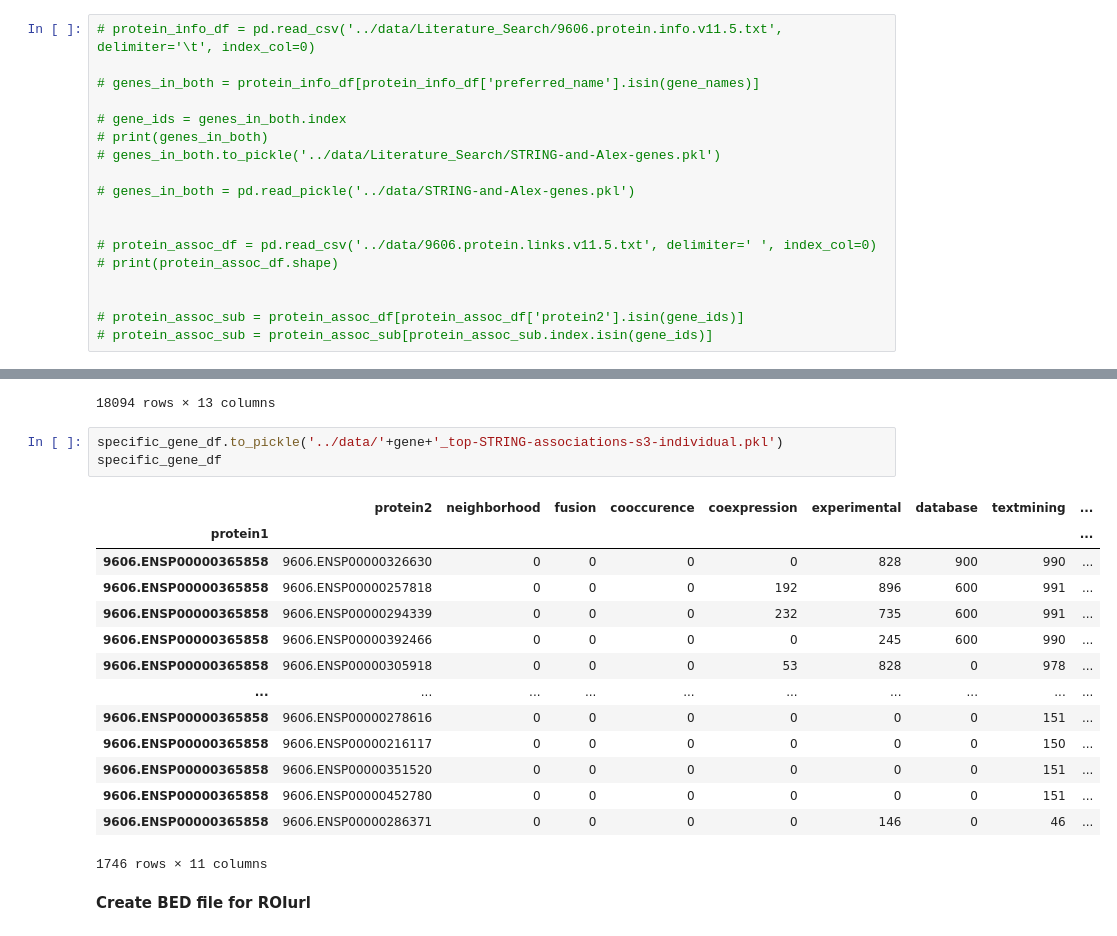
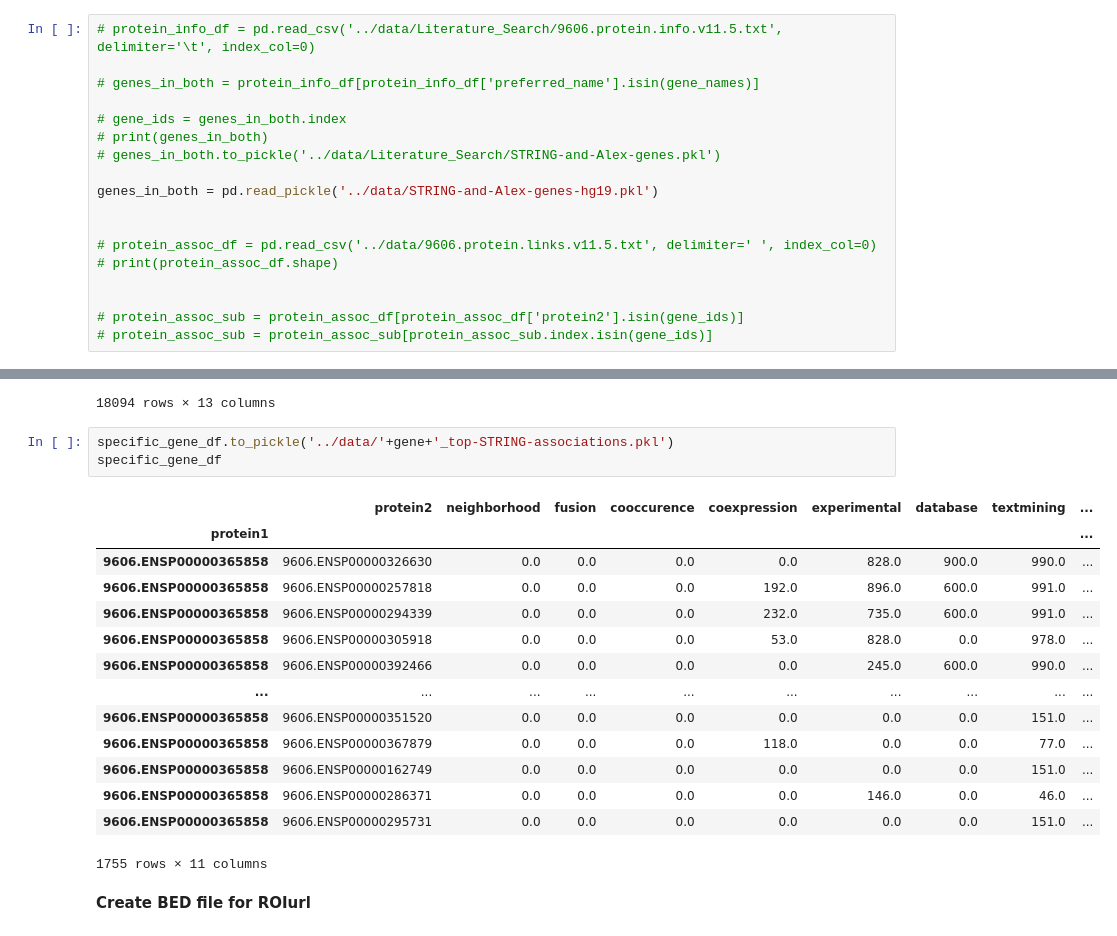
Before and after one commit to meuleman/gilbertAPI, a Jupyter notebook: externalresources/code/STRING.ipynb, the cells around one changed output, grey strips where cells are left out. Cells and saved outputs as stored; diff of their text form.

```diff
--- a/externalresources/code/STRING.ipynb
+++ b/externalresources/code/STRING.ipynb
@@ -396,7 +412,7 @@ Downloaded from STRING https://string-db.org/cgi/download?sessionId=inputgtsessi
 # print(genes_in_both)
 # genes_in_both.to_pickle('../data/Literature_Search/STRING-and-Alex-genes.pkl')
 
-# genes_in_both = pd.read_pickle('../data/STRING-and-Alex-genes.pkl')
+genes_in_both = pd.read_pickle('../data/STRING-and-Alex-genes-hg19.pkl')
 
 
 # protein_assoc_df = pd.read_csv('../data/9606.protein.links.v11.5.txt', delimiter=' ', index_col=0)
@@ -457,23 +473,23 @@ specific_gene_df = protein_assoc_sub[protein_assoc_sub['protein1_pref'] == gene]
 | OR6Q1 | chr11 | 57798401 | 57799403 | 0 | + | ENST00000302622 | 15302 | protein-coding | olfactory receptor family 6 subfa... | 57798424 | ... |
 18094 rows × 13 columns
 # %%
-specific_gene_df.to_pickle('../data/'+gene+'_top-STRING-associations-s3-individual.pkl')
+specific_gene_df.to_pickle('../data/'+gene+'_top-STRING-associations.pkl')
 specific_gene_df
 # %% [output]
 |  | protein2 | neighborhood | fusion | cooccurence | coexpression | experimental | database | textmining | ... |
 | protein1 |  |  |  |  |  |  |  |  | ... |
-| 9606.ENSP00000365858 | 9606.ENSP00000326630 | 0 | 0 | 0 | 0 | 828 | 900 | 990 | ... |
-| 9606.ENSP00000365858 | 9606.ENSP00000257818 | 0 | 0 | 0 | 192 | 896 | 600 | 991 | ... |
-| 9606.ENSP00000365858 | 9606.ENSP00000294339 | 0 | 0 | 0 | 232 | 735 | 600 | 991 | ... |
-| 9606.ENSP00000365858 | 9606.ENSP00000392466 | 0 | 0 | 0 | 0 | 245 | 600 | 990 | ... |
-| 9606.ENSP00000365858 | 9606.ENSP00000305918 | 0 | 0 | 0 | 53 | 828 | 0 | 978 | ... |
+| 9606.ENSP00000365858 | 9606.ENSP00000326630 | 0.0 | 0.0 | 0.0 | 0.0 | 828.0 | 900.0 | 990.0 | ... |
+| 9606.ENSP00000365858 | 9606.ENSP00000257818 | 0.0 | 0.0 | 0.0 | 192.0 | 896.0 | 600.0 | 991.0 | ... |
+| 9606.ENSP00000365858 | 9606.ENSP00000294339 | 0.0 | 0.0 | 0.0 | 232.0 | 735.0 | 600.0 | 991.0 | ... |
+| 9606.ENSP00000365858 | 9606.ENSP00000305918 | 0.0 | 0.0 | 0.0 | 53.0 | 828.0 | 0.0 | 978.0 | ... |
+| 9606.ENSP00000365858 | 9606.ENSP00000392466 | 0.0 | 0.0 | 0.0 | 0.0 | 245.0 | 600.0 | 990.0 | ... |
 | ... | ... | ... | ... | ... | ... | ... | ... | ... | ... |
-| 9606.ENSP00000365858 | 9606.ENSP00000278616 | 0 | 0 | 0 | 0 | 0 | 0 | 151 | ... |
-| 9606.ENSP00000365858 | 9606.ENSP00000216117 | 0 | 0 | 0 | 0 | 0 | 0 | 150 | ... |
-| 9606.ENSP00000365858 | 9606.ENSP00000351520 | 0 | 0 | 0 | 0 | 0 | 0 | 151 | ... |
-| 9606.ENSP00000365858 | 9606.ENSP00000452780 | 0 | 0 | 0 | 0 | 0 | 0 | 151 | ... |
-| 9606.ENSP00000365858 | 9606.ENSP00000286371 | 0 | 0 | 0 | 0 | 146 | 0 | 46 | ... |
+| 9606.ENSP00000365858 | 9606.ENSP00000351520 | 0.0 | 0.0 | 0.0 | 0.0 | 0.0 | 0.0 | 151.0 | ... |
+| 9606.ENSP00000365858 | 9606.ENSP00000367879 | 0.0 | 0.0 | 0.0 | 118.0 | 0.0 | 0.0 | 77.0 | ... |
+| 9606.ENSP00000365858 | 9606.ENSP00000162749 | 0.0 | 0.0 | 0.0 | 0.0 | 0.0 | 0.0 | 151.0 | ... |
+| 9606.ENSP00000365858 | 9606.ENSP00000286371 | 0.0 | 0.0 | 0.0 | 0.0 | 146.0 | 0.0 | 46.0 | ... |
+| 9606.ENSP00000365858 | 9606.ENSP00000295731 | 0.0 | 0.0 | 0.0 | 0.0 | 0.0 | 0.0 | 151.0 | ... |
-1746 rows × 11 columns
+1755 rows × 11 columns
 # %% [markdown]
 **Create BED file for ROIurl**
 # %%
```
Also changed, not shown: parts of 12 cells of this notebook, 4 other files.
